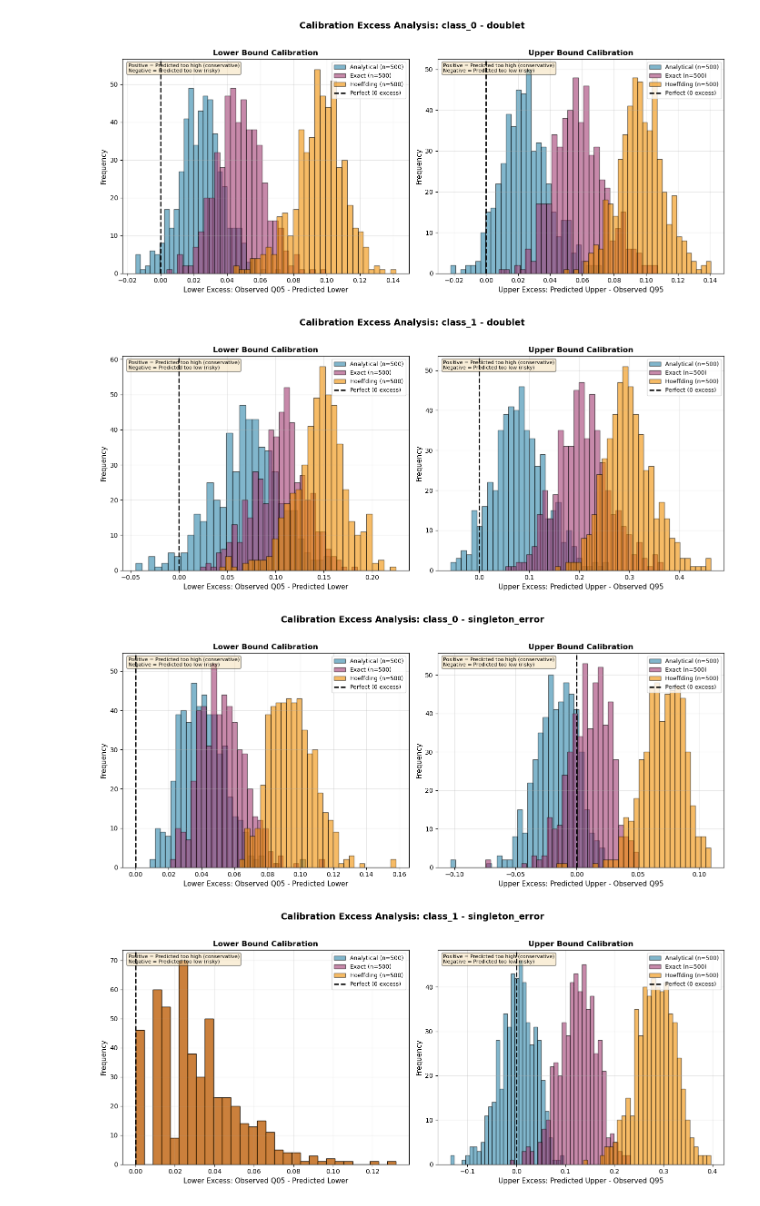
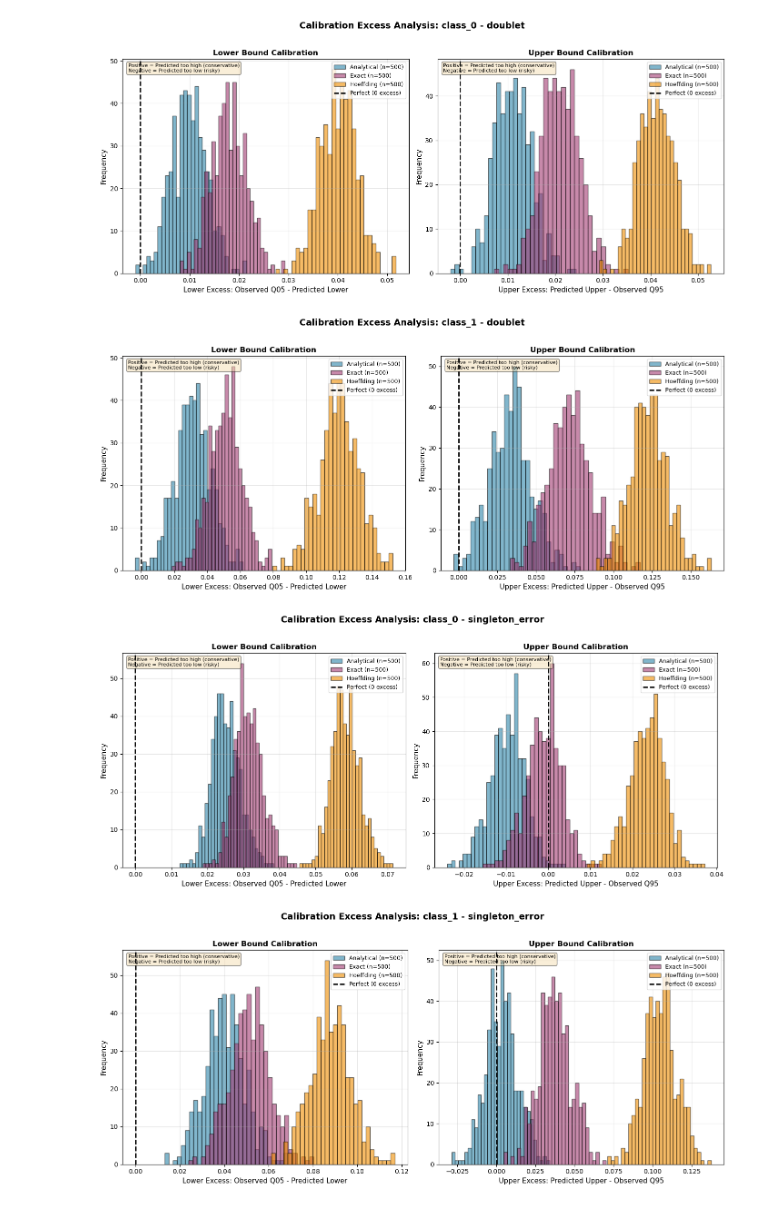
Before and after one commit to phzwart/ssbc, a Jupyter notebook: examples/operational_guarantees_2.ipynb, the cells around one changed output. Cells and saved outputs as stored; diff of their text form; code cells hidden in the pictures.

```diff
--- a/examples/operational_guarantees_2.ipynb
+++ b/examples/operational_guarantees_2.ipynb
@@ -13,7 +13,7 @@ delta_0 = 0.10
 alpha_1 = 0.10
 delta_1 = 0.10
 
-N_samples = 1000
+N_samples = 10000
 # %%
 sim = ssbc.BinaryClassifierSimulator(
     p_class1=p_class1, beta_params_class0=beta_params_class0, beta_params_class1=beta_params_class1
@@ -204,24 +204,24 @@ from ssbc import (
 )
 # Plot excess for singleton marginal
 df_0_single = df[(df['scope'] == 'class_0') & (df['metric'] == 'singleton')]
-plot_calibration_excess(df_0_single, scope='class_0', metric='singleton')
+plot_calibration_excess(df_0_single, scope='class_0', metric='singleton', methods=['analytical', 'exact', 'hoeffding'])
 
 df_1_single = df[(df['scope'] == 'class_1') & (df['metric'] == 'singleton')]
-plot_calibration_excess(df_1_single, scope='class_1', metric='singleton')
+plot_calibration_excess(df_1_single, scope='class_1', metric='singleton', methods=['analytical', 'exact', 'hoeffding'])
 
 # Plot excess for singleton marginal
 df_0_doublet = df[(df['scope'] == 'class_0') & (df['metric'] == 'doublet')]
-plot_calibration_excess(df_0_doublet, scope='class_0', metric='doublet')
+plot_calibration_excess(df_0_doublet, scope='class_0', metric='doublet', methods=['analytical', 'exact', 'hoeffding'])
 
 df_1_doublet = df[(df['scope'] == 'class_1') & (df['metric'] == 'doublet')]
-plot_calibration_excess(df_1_doublet, scope='class_1', metric='doublet')
+plot_calibration_excess(df_1_doublet, scope='class_1', metric='doublet', methods=['analytical', 'exact', 'hoeffding'])
 
 df_0_single_e = df[(df['scope'] == 'class_0') & (df['metric'] == 'singleton_error')]
-plot_calibration_excess(df_0_single_e, scope='class_0', metric='singleton_error')
+plot_calibration_excess(df_0_single_e, scope='class_0', metric='singleton_error', methods=['analytical', 'exact', 'hoeffding'])
 
 df_1_single_e = df[(df['scope'] == 'class_1') & (df['metric'] == 'singleton_error')]
-plot_calibration_excess(df_1_single_e, scope='class_1', metric='singleton_error')
+plot_calibration_excess(df_1_single_e, scope='class_1', metric='singleton_error', methods=['analytical', 'exact', 'hoeffding'])
 
 df_m_single_e = df[(df['scope'] == 'marginal') & (df['metric'] == 'singleton_error')]
-plot_calibration_excess(df_m_single_e, scope='marginal', metric='singleton_error')
+plot_calibration_excess(df_m_single_e, scope='marginal', metric='singleton_error', methods=['analytical', 'exact', 'hoeffding'])
 # %% [output]
@@ -230,4 +230,4 @@ plot_calibration_excess(df_m_single_e, scope='marginal', metric='singleton_error
-[figure, old version]
+[figure, new version]
-[figure, old version]
+[figure, new version]
-[figure, old version]
+[figure, new version]
-[figure, old version]
+[figure, new version]
```
Also changed, not shown: parts of 7 cells of this notebook, 5 other files.
